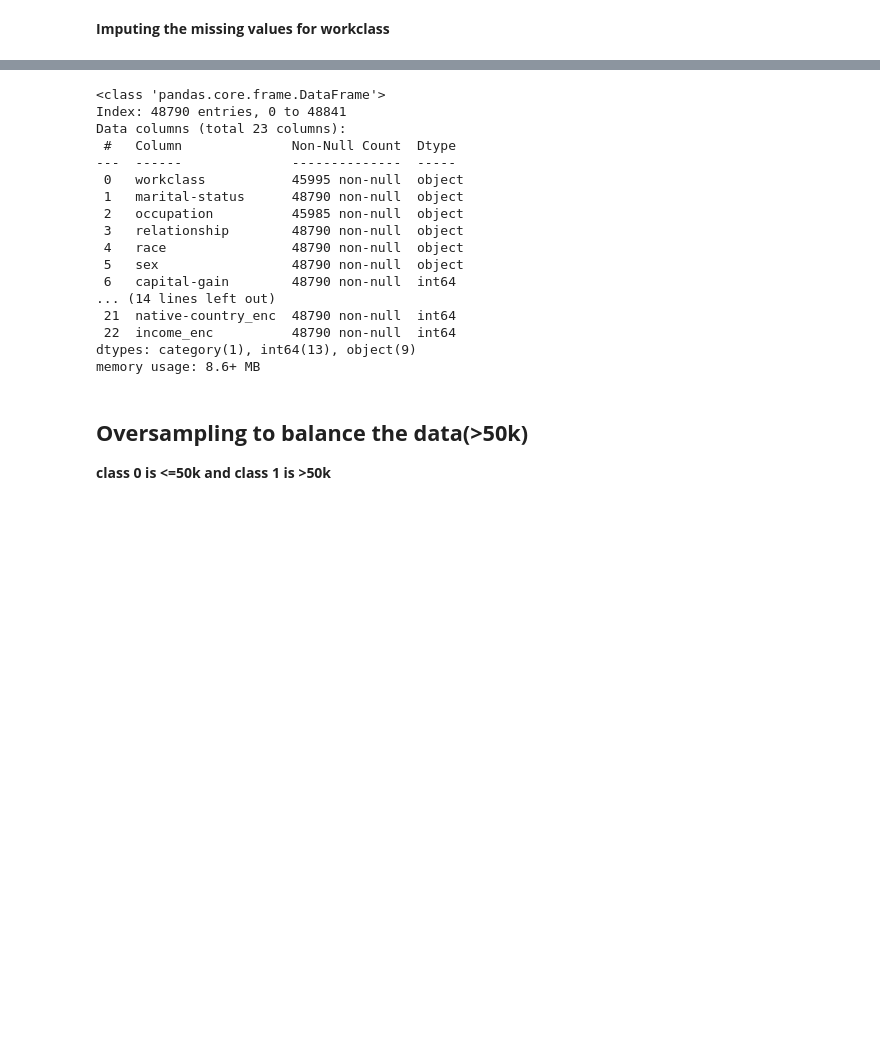
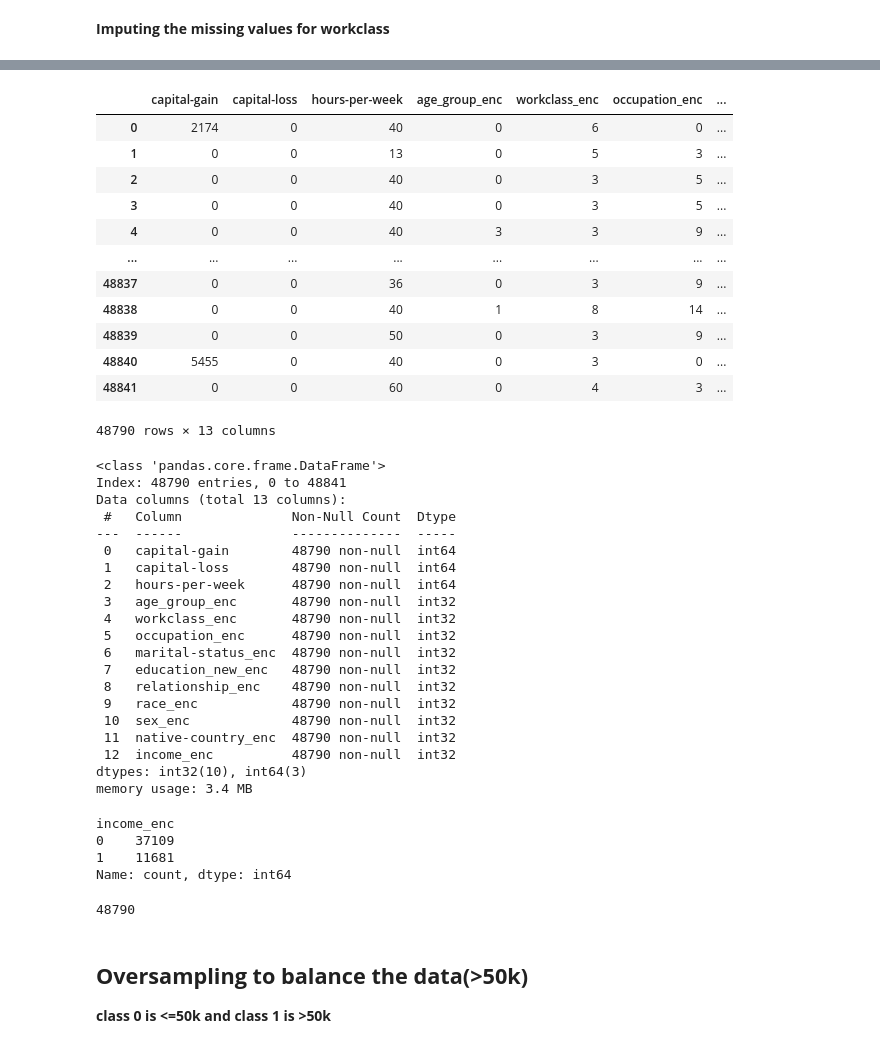
Before and after one commit to kmkri/ML_Assignments, a Jupyter notebook: AdultDatasetModelFinal.ipynb, the cells around one changed output, grey strips where cells are left out. Drawn from its saved outputs; the diff is of its cells as text; code cells hidden in the pictures; blank space fills up the shorter version.

```diff
--- a/AdultDatasetModelFinal.ipynb
+++ b/AdultDatasetModelFinal.ipynb
@@ -262,10 +284,10 @@ print(adultDataFrame['hours-per-week'].unique())
 # %% [markdown]
 ## **Encoding** ##
 # %%
-#encoding values
-from sklearn.preprocessing import LabelEncoder
-encode_columns = ['age_group','workclass','occupation','marital-status','education_new','relationship','race','sex','native-country','income']
+# #encoding values
+# from sklearn.preprocessing import LabelEncoder
+# encode_columns = ['age_group','workclass','occupation','marital-status','education_new','relationship','race','sex','native-country','income']
 
-for column in encode_columns:
-     adultDataFrame[column+'_enc'] = LabelEncoder().fit_transform(adultDataFrame[column])
+# for column in encode_columns:
+#      adultDataFrame[column+'_enc'] = LabelEncoder().fit_transform(adultDataFrame[column])
 # %%
@@ -296,23 +387,53 @@ np.int64(2795)
+# %%
+adultDataFrame_encoded
+# %% [output]
+|  | capital-gain | capital-loss | hours-per-week | age_group_enc | workclass_enc | occupation_enc | ... |
+| 0 | 2174 | 0 | 40 | 0 | 6 | 0 | ... |
+| 1 | 0 | 0 | 13 | 0 | 5 | 3 | ... |
+| 2 | 0 | 0 | 40 | 0 | 3 | 5 | ... |
+| 3 | 0 | 0 | 40 | 0 | 3 | 5 | ... |
+| 4 | 0 | 0 | 40 | 3 | 3 | 9 | ... |
+| ... | ... | ... | ... | ... | ... | ... | ... |
+| 48837 | 0 | 0 | 36 | 0 | 3 | 9 | ... |
+| 48838 | 0 | 0 | 40 | 1 | 8 | 14 | ... |
+| 48839 | 0 | 0 | 50 | 0 | 3 | 9 | ... |
+| 48840 | 5455 | 0 | 40 | 0 | 3 | 0 | ... |
+| 48841 | 0 | 0 | 60 | 0 | 4 | 3 | ... |
+48790 rows × 13 columns
 # %%
-adultDataFrame.info()
+adultDataFrame_encoded.info()
 # %% [output]
 <class 'pandas.core.frame.DataFrame'>
 Index: 48790 entries, 0 to 48841
-Data columns (total 23 columns):
+Data columns (total 13 columns):
  #   Column              Non-Null Count  Dtype
 ---  ------              --------------  -----
- 0   workclass           45995 non-null  object
- 1   marital-status      48790 non-null  object
- 2   occupation          45985 non-null  object
- 3   relationship        48790 non-null  object
- 4   race                48790 non-null  object
- 5   sex                 48790 non-null  object
- 6   capital-gain        48790 non-null  int64
-... (14 lines left out)
- 21  native-country_enc  48790 non-null  int64
- 22  income_enc          48790 non-null  int64
-dtypes: category(1), int64(13), object(9)
-memory usage: 8.6+ MB
+ 0   capital-gain        48790 non-null  int64
+ 1   capital-loss        48790 non-null  int64
+ 2   hours-per-week      48790 non-null  int64
+ 3   age_group_enc       48790 non-null  int32
+ 4   workclass_enc       48790 non-null  int32
+ 5   occupation_enc      48790 non-null  int32
+ 6   marital-status_enc  48790 non-null  int32
+ 7   education_new_enc   48790 non-null  int32
+ 8   relationship_enc    48790 non-null  int32
+ 9   race_enc            48790 non-null  int32
+ 10  sex_enc             48790 non-null  int32
+ 11  native-country_enc  48790 non-null  int32
+ 12  income_enc          48790 non-null  int32
+dtypes: int32(10), int64(3)
+memory usage: 3.4 MB
+# %%
+adultDataFrame_encoded['income_enc'].value_counts()
+# %% [output]
+income_enc
+0    37109
+1    11681
+Name: count, dtype: int64
+# %%
+37109+11681
+# %% [output]
+48790
 # %% [markdown]
 ## **Oversampling to balance the data(>50k)** ##
 **class 0 is <=50k and class 1 is >50k**
```
Also changed, not shown: parts of 19 cells of this notebook.
